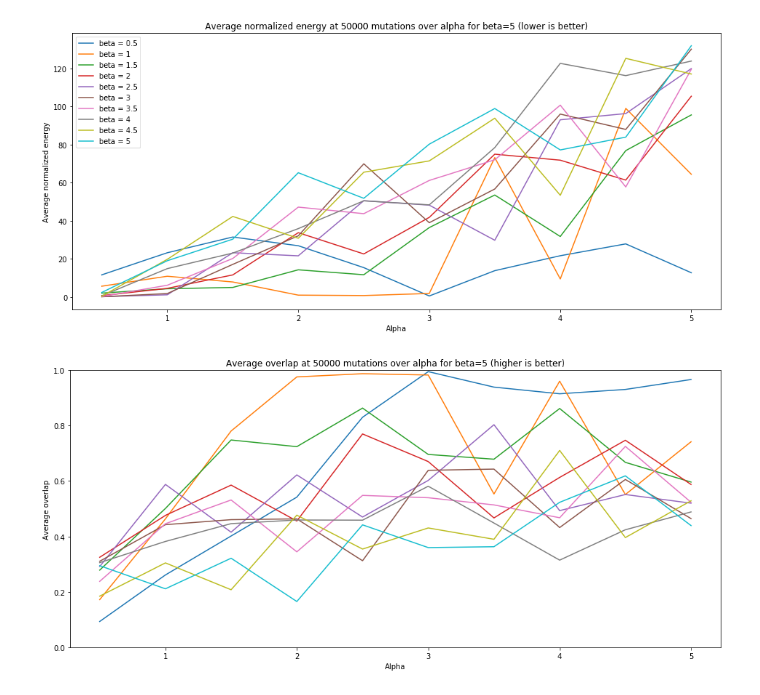
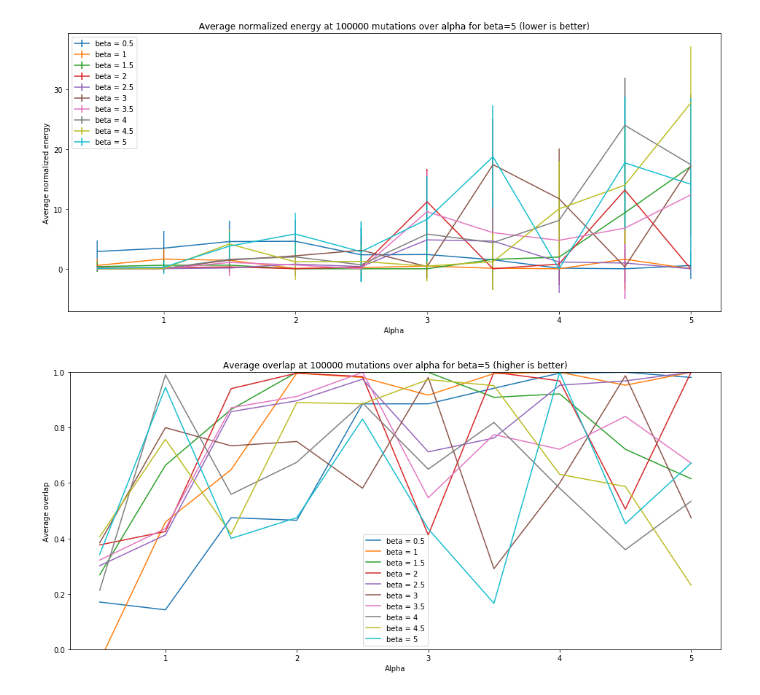
Before and after one commit to njroussel/SimulatedAnnealing, a Jupyter notebook: ConstantExploration.ipynb, the cells around one changed output. Drawn from its saved outputs; the diff is of its cells as text; code cells hidden in the pictures.

```diff
--- a/ConstantExploration.ipynb
+++ b/ConstantExploration.ipynb
@@ -12,8 +12,8 @@ plt.rcParams["figure.figsize"] = (16, 7)
 BETAS = [0.5, 1, 1.5, 2, 2.5, 3, 3.5, 4, 4.5, 5]
 ALPHAS = [0.5, 1, 1.5, 2, 2.5, 3, 3.5, 4, 4.5, 5]
 A_AND_B = [(a, b) for a in ALPHAS for b in BETAS]
-N = 50
-T_FACTOR = 1000
+N = 10
+T_FACTOR = 10000
 MEASURE_STEP = 0
 RUN_COUNT = 128
 THREAD_COUNT = 4
@@ -23,38 +23,42 @@ measures = [constantRunner.constantRunner(beta, alpha, N, T_FACTOR, MEASURE_STEP
 # Plot
 for betaOffset in range(len(BETAS)):
     normalizedEnergysForBeta = np.zeros(len(ALPHAS))
+    stdNormalizedEnergysForBeta = np.zeros(len(ALPHAS))
 
     for i in range(len(ALPHAS)):
         index = i * len(BETAS) + betaOffset
         eMeasuresForAlpha, tmp = measures[index]
         averageEMeasuresForAlpha = np.mean(eMeasuresForAlpha, axis=1)
+        stdEMeasuresForAlpha = np.std(eMeasuresForAlpha, axis=1)
         normalizedEnergysForBeta[i] = averageEMeasuresForAlpha[-1];
+        stdNormalizedEnergysForBeta[i] = stdEMeasuresForAlpha;
 
-    plt.plot(ALPHAS, normalizedEnergysForBeta, label='beta = ' + str(BETAS[betaOffset]))
+    plt.errorbar(ALPHAS, normalizedEnergysForBeta, yerr=stdNormalizedEnergysForBeta, label='beta = ' + str(BETAS[betaOffset]))
 plt.title('Average normalized energy at ' + str(T_FACTOR * N) + ' mutations over alpha for beta=' + str(BETAS[betaOffset])+ ' (lower is better)')
 plt.legend(loc='best')
 plt.xlabel('Alpha')
 plt.ylabel('Average normalized energy')
 plt.show()
 
 
 # Plot
 for betaOffset in range(len(BETAS)):
     overlapsForBeta = np.zeros(len(ALPHAS))
 
     for i in range(len(ALPHAS)):
         index = i * len(BETAS) + betaOffset
         tmp, overlapMeasuresForAlpha = measures[index]
         averageOverlapForAlpha = np.mean(overlapMeasuresForAlpha, axis=1)
         overlapsForBeta[i] = averageOverlapForAlpha[-1];
 
-    plt.plot(ALPHAS, overlapsForBeta)
+    plt.plot(ALPHAS, overlapsForBeta, label='beta = ' + str(BETAS[betaOffset]))
 plt.ylim(ymin=0, ymax=1)
+plt.legend(loc='best')
 plt.title('Average overlap at ' + str(T_FACTOR * N) + ' mutations over alpha for beta=' + str(BETAS[betaOffset])+ ' (higher is better)')
 plt.xlabel('Alpha')
 plt.ylabel('Average overlap')
 
 plt.show()
 # %% [output]
-[figure, old version]
+[figure, new version]
-[figure, old version]
+[figure, new version]
```
Also changed, not shown: 5 other files.
